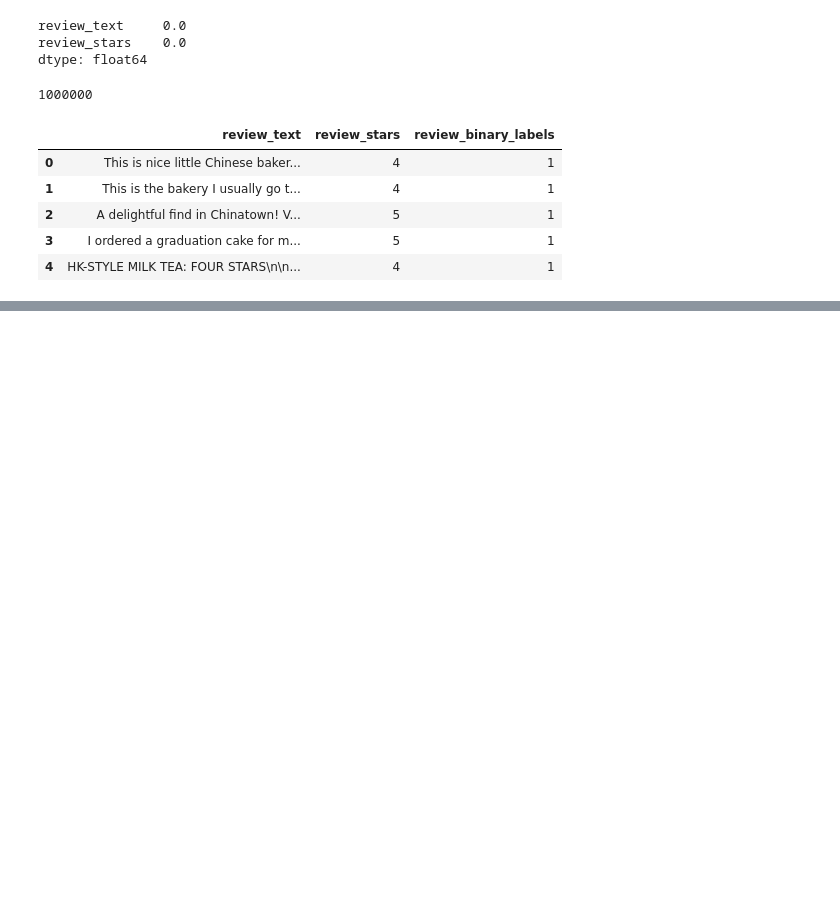
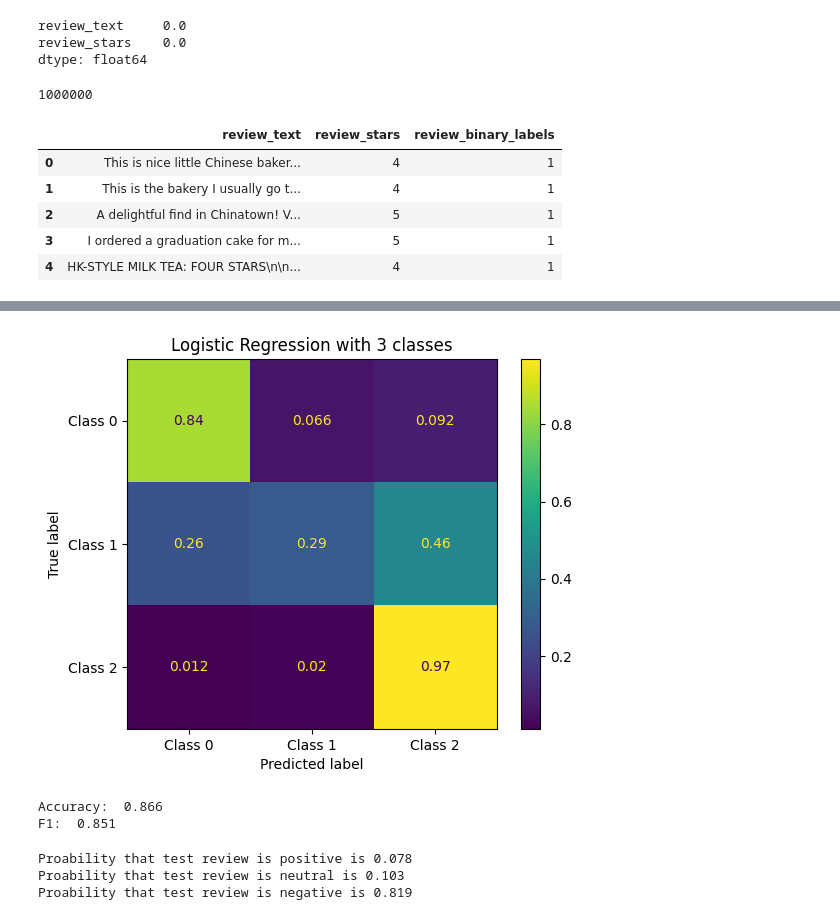
Before and after one commit to harshika14/CMPE-257_ProjectTeam12, a Jupyter notebook: code/app/02_review-sentiment-prediction_logistic-regression_Swapna.ipynb, the cells around one changed output, grey strips where cells are left out. Cells and saved outputs as stored; diff of their text form; code cells hidden in the pictures; blank space fills up the shorter version.

```diff
--- a/code/app/02_review-sentiment-prediction_logistic-regression_Swapna.ipynb
+++ b/code/app/02_review-sentiment-prediction_logistic-regression_Swapna.ipynb
@@ -226,0 +273,3 @@ plt.xlabel('Word', fontsize = 10);
+# %%
+ca_reviews_df = ca_reviews_df[['review_text', 'review_stars']]
+ca_reviews_df.head()
@@ -226,0 +283,2 @@ plt.xlabel('Word', fontsize = 10);
+# %%
+ca_reviews_df['review_labels'] = ca_reviews_df['review_stars'].apply(lambda x:0 if x<3 else (1 if x==3 else 2))
@@ -226,0 +294,41 @@ plt.xlabel('Word', fontsize = 10);
+# %%
+reviews_training_data, y_reviews_training_labels, reviews_test_data, y_reviews_test_labels = get_training_and_test_data(ca_reviews_df, 'review_labels')
+
+# Perform Vectorization on the review text
+vectorize_reviews = CountVectorizer(analyzer = pre_process_review, min_df = 10, max_df = 0.95, ngram_range=(1,2))
+vectorize_reviews.fit_transform(reviews_training_data['review_text'].values)
+
+reviews_training_features = vectorize_reviews.transform(reviews_training_data['review_text'].values)
+reviews_test_features = vectorize_reviews.transform(reviews_test_data['review_text'].values)
+# %%
+logistic_regression = LogisticRegression(solver = 'liblinear', random_state = 42, max_iter=1000)
+logistic_regression.fit(reviews_training_features,y_reviews_training_labels)
+y_reviews_predicted_labels = logistic_regression.predict(reviews_test_features)
+# %%
+disp = ConfusionMatrixDisplay.from_predictions(y_reviews_test_labels, y_reviews_predicted_labels,
+                                               normalize='true',
+                                               display_labels=['Class 0', 'Class 1', 'Class 2'])
+disp.ax_.set_title('Logistic Regression with 3 classes');
+plt.show()
+
+# Calculate Accuracy & F1 Score
+print("Accuracy: ",round(metrics.accuracy_score(y_reviews_test_labels,y_reviews_predicted_labels),3))
+print("F1: ",round(metrics.f1_score(y_reviews_test_labels, y_reviews_predicted_labels, average='weighted'),3))
+# %% [output]
+[figure, added]
+Accuracy:  0.866
+F1:  0.851
+# %%
+test_review = vectorize_reviews.transform(["I ordered the Stone Pot Rice Bowl with Beef. There was not more than one teaspoon of beef in the entire meal. Just a big pile of rice. Very disappointing for $18"])
+output=logistic_regression.predict_proba(test_review)
+
+negative=round(output[0][0],3)
+neutral=round(output[0][1],3)
+positive=round(output[0][2],3)
+print("Proability that test review is positive is "+ str(positive))
+print("Proability that test review is neutral is "+ str(neutral))
+print("Proability that test review is negative is "+ str(negative))
+# %% [output]
+Proability that test review is positive is 0.078
+Proability that test review is neutral is 0.103
+Proability that test review is negative is 0.819
```
Also changed, not shown: parts of 20 cells of this notebook, 1 other file.
